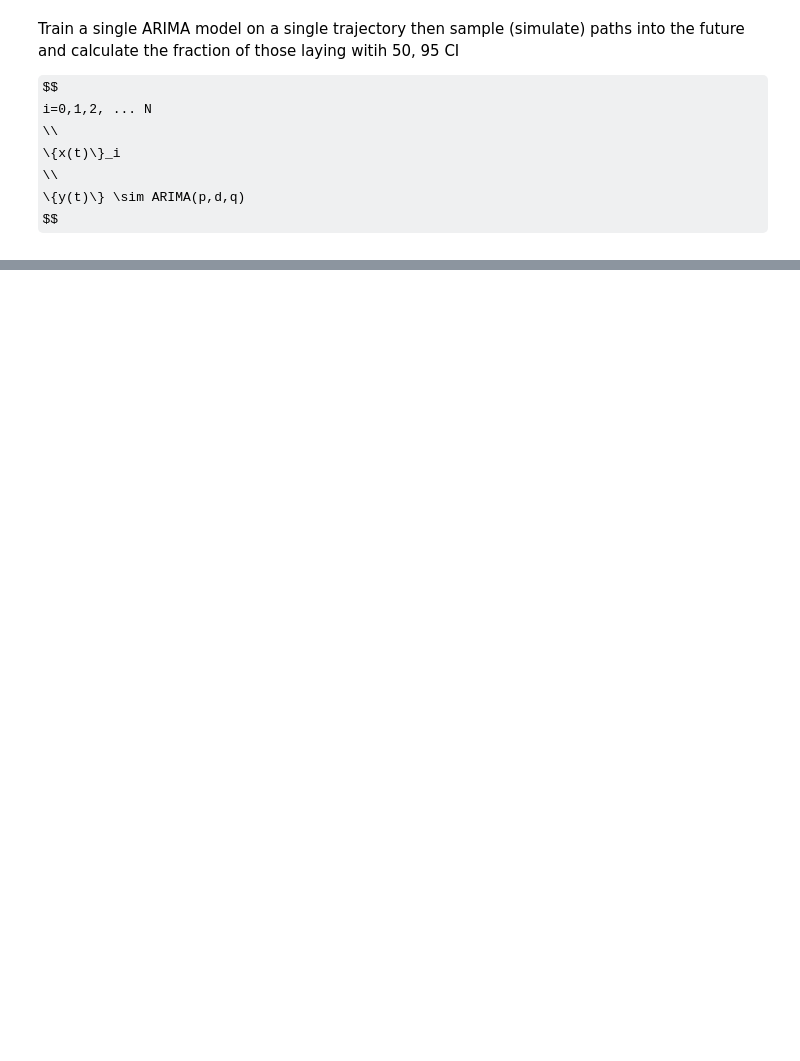
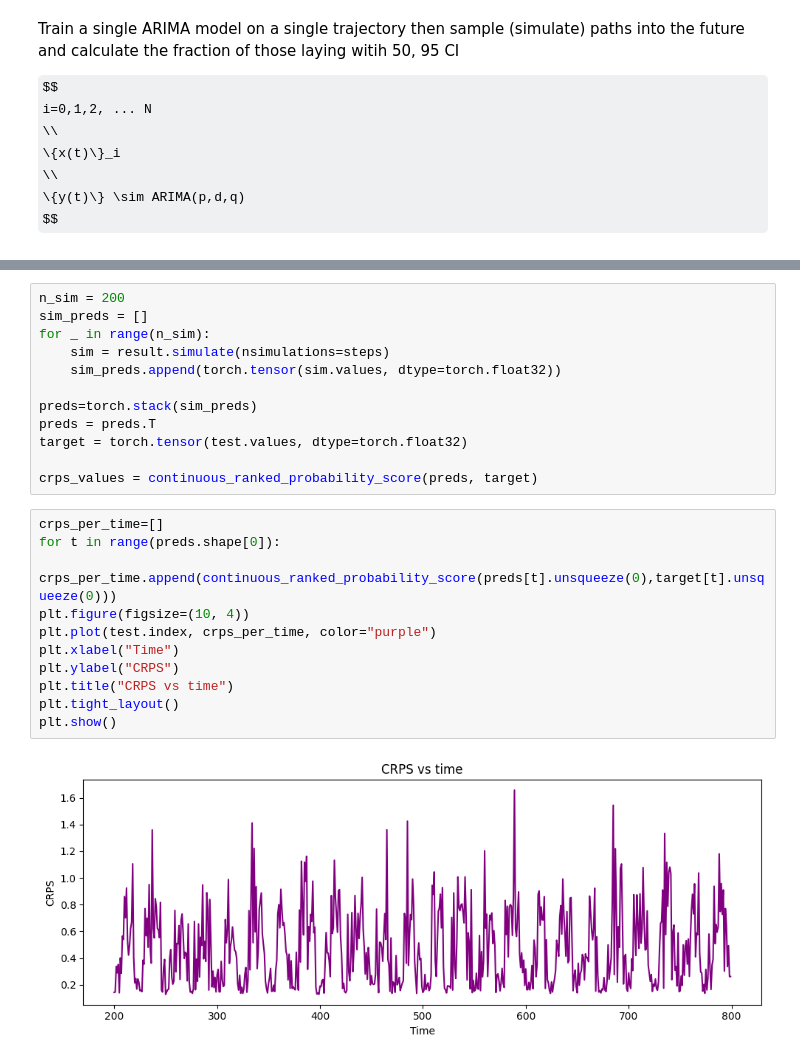
Before and after one commit to 12Mahmud99/ARIMA, a Jupyter notebook: auto_arima_2.ipynb, the cells around one changed output, grey strips where cells are left out. Cells and saved outputs as stored; diff of their text form; some formulas as TeX source; blank space fills up the shorter version.

```diff
--- a/auto_arima_2.ipynb
+++ b/auto_arima_2.ipynb
@@ -96,0 +98,25 @@ plt.show()
+# %%
+n_sim = 200
+sim_preds = []
+for _ in range(n_sim):
+    sim = result.simulate(nsimulations=steps)
+    sim_preds.append(torch.tensor(sim.values, dtype=torch.float32))
+
+preds=torch.stack(sim_preds)
+preds = preds.T
+target = torch.tensor(test.values, dtype=torch.float32)
+
+crps_values = continuous_ranked_probability_score(preds, target)
+# %%
+crps_per_time=[]
+for t in range(preds.shape[0]):
+    crps_per_time.append(continuous_ranked_probability_score(preds[t].unsqueeze(0),target[t].unsqueeze(0)))
+plt.figure(figsize=(10, 4))
+plt.plot(test.index, crps_per_time, color="purple")
+plt.xlabel("Time")
+plt.ylabel("CRPS")
+plt.title("CRPS vs time")
+plt.tight_layout()
+plt.show()
+# %% [output]
+[figure, added]
```
Also changed, not shown: parts of 4 cells of this notebook.
